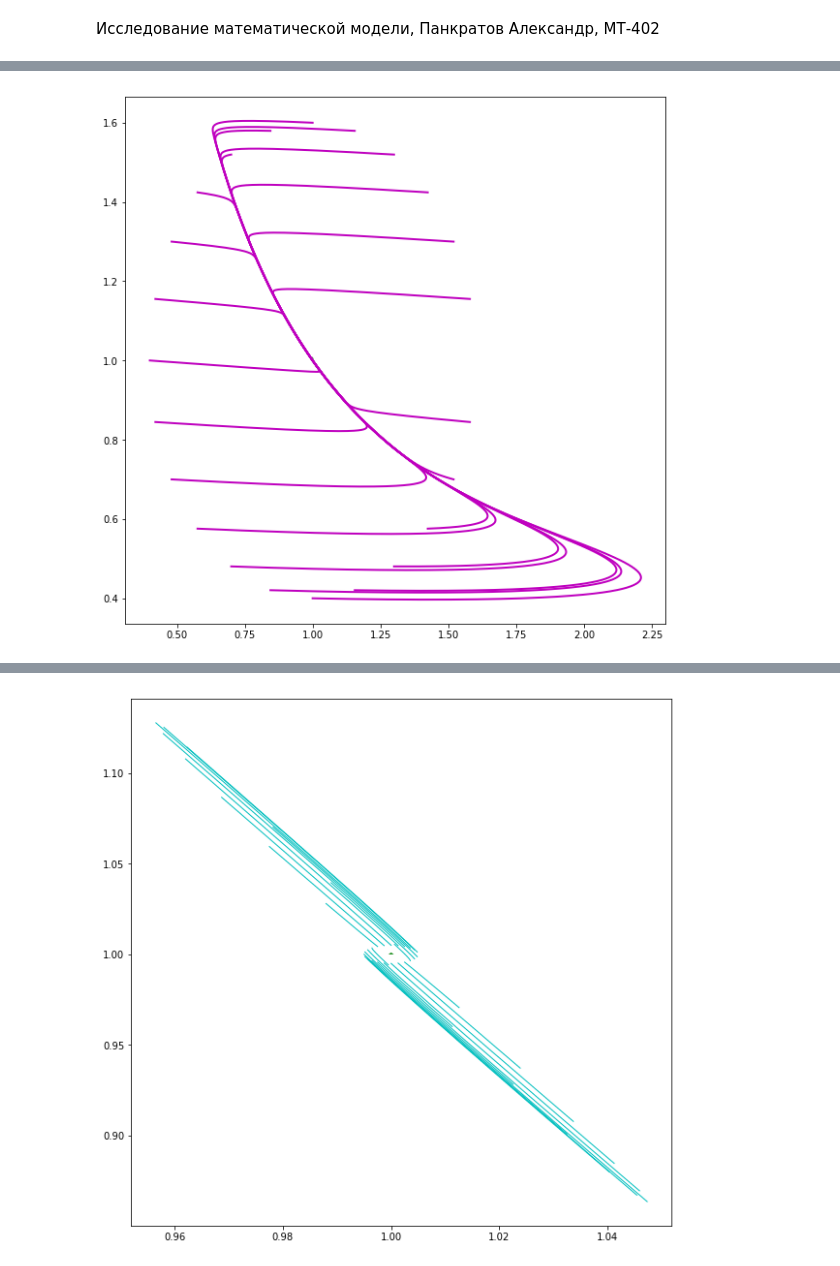
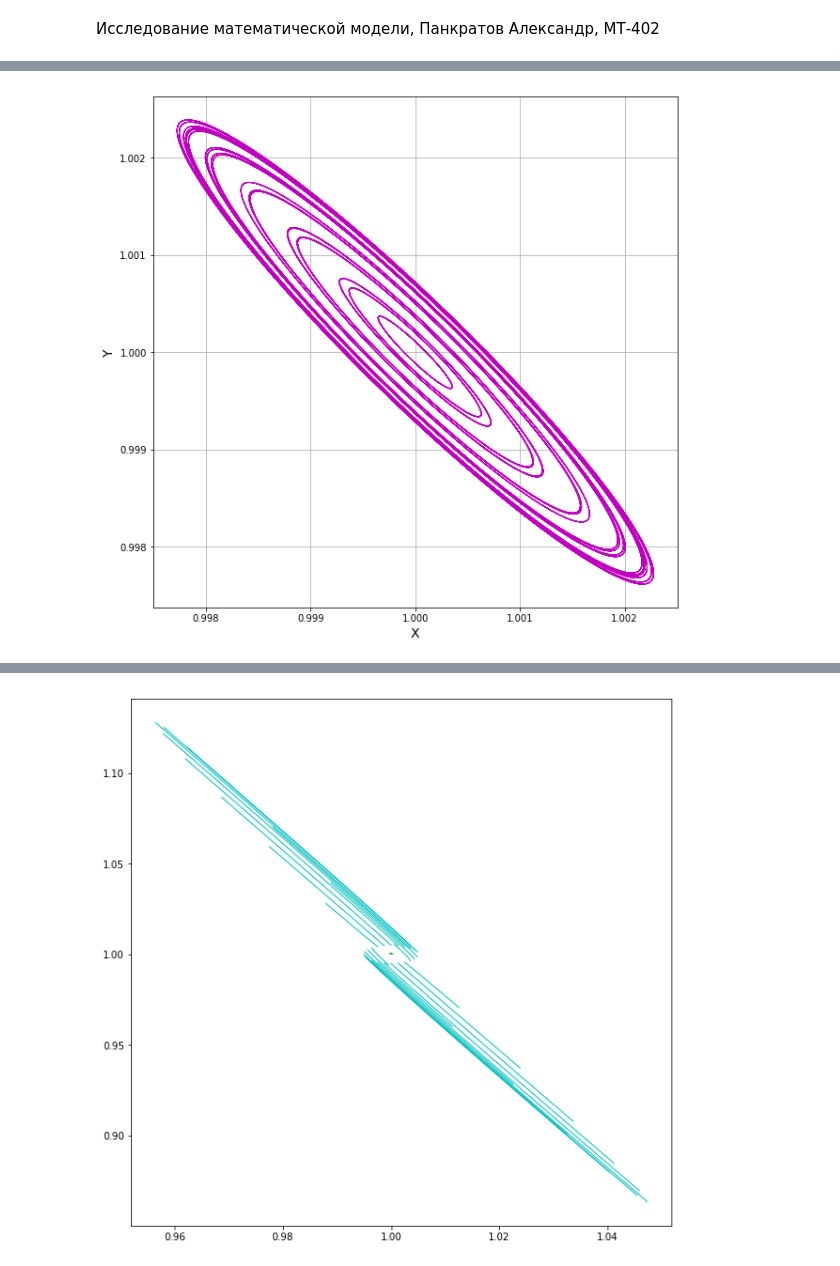
Before and after one commit to kokamido/Diploma, a Jupyter notebook: ipython/QandP-Copy1.ipynb, the cells around one changed output, grey strips where cells are left out. Drawn from its saved outputs; the diff is of its cells as text; code cells hidden in the pictures.

```diff
--- a/ipython/QandP-Copy1.ipynb
+++ b/ipython/QandP-Copy1.ipynb
@@ -7,17 +7,21 @@ from IPython.display import Image
 from matplotlib import pyplot as plt
 import math
 import random
-import subprocess
+from decimal import *
 from ctypes import *
 
 lib = '/home/kokamido/Рабочий стол/диплом/ipython/cfunc.so'
 cfunc = cdll.LoadLibrary(lib)
 
-cfunc.draw_noisy_curve.restype= POINTER(POINTER(c_double))
-cfunc.draw_noisy_curve.argtype = [c_double, c_double, c_double, c_double, c_double, c_double, c_int]
+cfunc.draw_noisy_curve.restype= POINTER(POINTER(c_longdouble))
+cfunc.draw_noisy_curve.argtype = [c_longdouble, c_longdouble, c_longdouble, c_longdouble,
+                                  c_longdouble, c_longdouble, c_int]
 
-cfunc.draw_curve.restype= POINTER(POINTER(c_double))
-cfunc.draw_curve.argtype = [c_double, c_double, c_double, c_double, c_double, c_int]
+cfunc.draw_curve.restype= POINTER(POINTER(c_longdouble))
+cfunc.draw_curve.argtype = [c_longdouble, c_longdouble, c_longdouble, c_longdouble, c_longdouble, c_int]
+
+cfunc.find_cycle.restype= POINTER(POINTER(c_longdouble))
+cfunc.find_cycle.argtype = [c_longdouble, c_longdouble, c_longdouble, c_longdouble, c_int]
 # %%
 p=1
 q=1
@@ -29,10 +33,10 @@ singular_point_y = 1
 def curve(x0,y0,n):
     res_x = list()
     res_y = list()
-    bufferVals = POINTER(POINTER(c_double))
-    bufferVals = cfunc.draw_curve(c_double(Step),
-                                        c_double(p),c_double(q),
-                                        c_double(x0),c_double(y0),
+    bufferVals = POINTER(POINTER(c_longdouble))
+    bufferVals = cfunc.draw_curve(c_longdouble(Step),
+                                        c_longdouble(p),c_longdouble(q),
+                                        c_longdouble(x0),c_longdouble(y0),
                                         c_int(n))
     for i in range(0,n):
         res_x.append(bufferVals[0][i])
@@ -241,12 +308,16 @@ plt.show()
 # %%
 #Это рисовать портреты
 buf = p
-p = 0.05
-Step = 0.01
-curves_circle(24, 0.6, 20000,color='m', lw=2)
+q = 0.1
+p = 1.1
+Step = 0.001
+curves_circle(24, 0.0005, 100000,color='m', lw=1)
 ax = plt.axes()
-plt.axes().arrow(singular_point_x,singular_point_y,0,0.00000001,head_width=0.01, head_length=0.01,lw = 0,color='g')
+#plt.axes().arrow(singular_point_x,singular_point_y,0,0.00000001,head_width=0.001, head_length=0.001,lw = 0,color='g')
 p = buf
+plt.grid()
+plt.xlabel('X',fontsize=14)
+plt.ylabel('Y',fontsize=14)
 plt.show()
 # %% [output]
-[figure, old version]
+[figure, new version]
```
Also changed, not shown: parts of 17 cells of this notebook, 22 other files.
